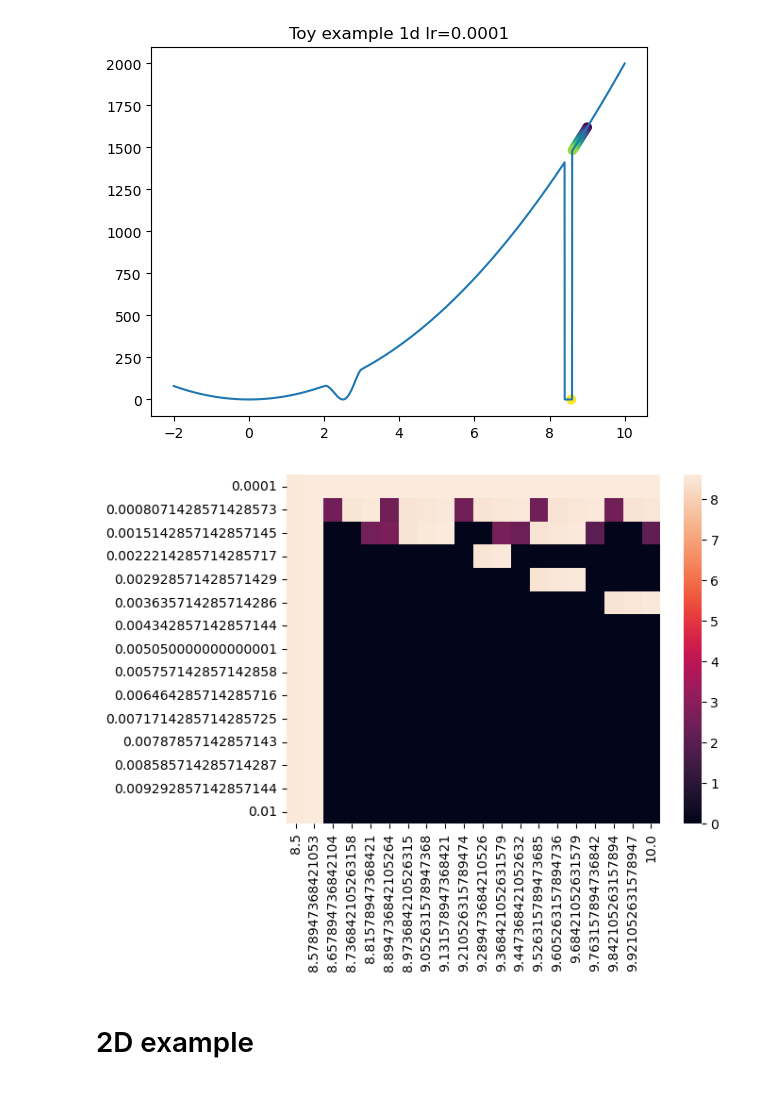
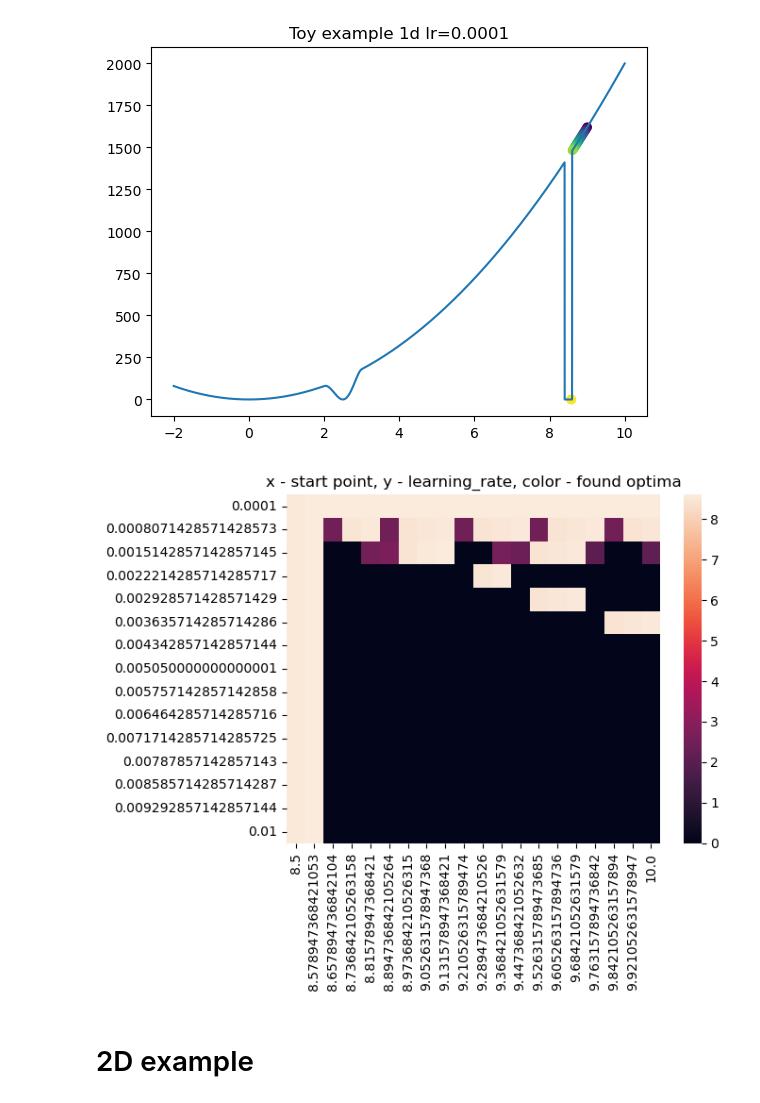
Before and after one commit to grach0v/optimization_large_lr, a Jupyter notebook: experiments/main.ipynb, the cells around one changed output. Cells and saved outputs as stored; diff of their text form; code cells hidden in the pictures.

Commit message:
some new graphs

```diff
--- a/experiments/main.ipynb
+++ b/experiments/main.ipynb
@@ -106,10 +108,12 @@ for (lr_i, lr), (x_start_i, x_start) in tqdm(
 ):
     x_ends[lr_i, x_start_i] = run_gd(f_1d_toy, lr, [x_start], 1e3)[-1].item()
 # %%
+plt.title('x - start point, y - learning_rate, color - found optima')
+
 sns.heatmap(x_ends, yticklabels=lrs, xticklabels=x_starts)
 plt.show()
 # %% [output]
-[figure, old version]
+[figure, new version]
 # %% [markdown]
 # 2D example
 # %%
```
Also changed, not shown: parts of 17 cells of this notebook.
